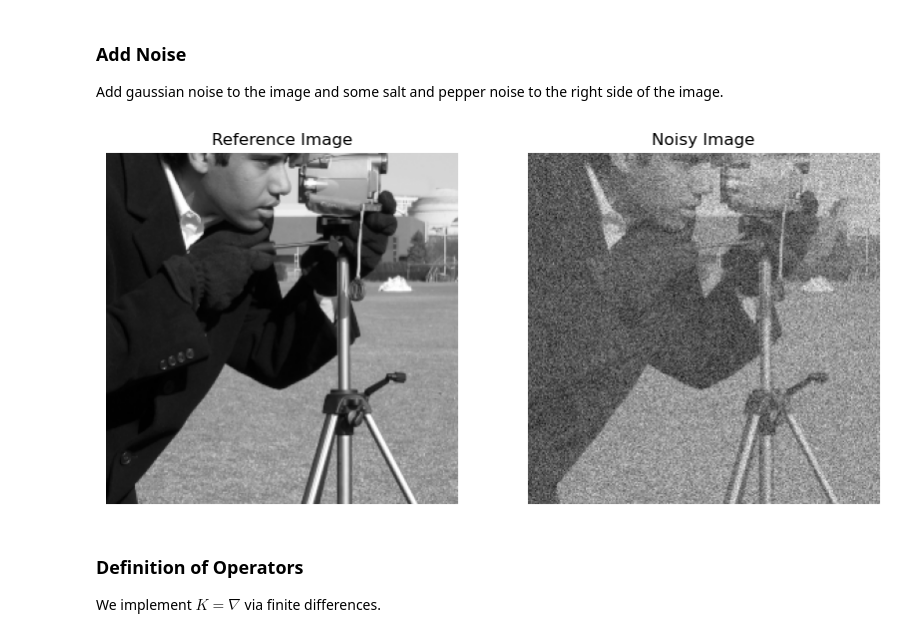
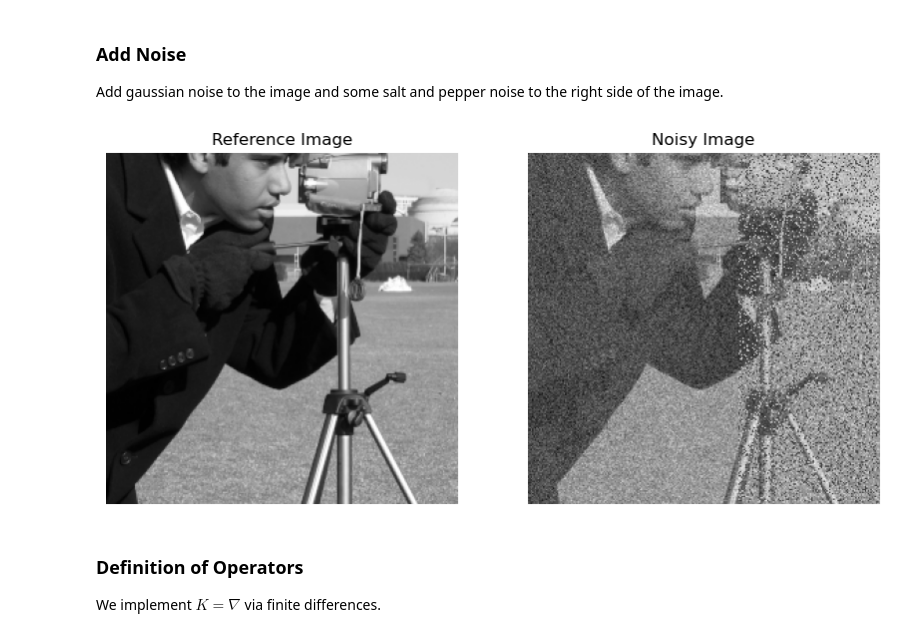
Before and after one commit to LucasJoh/PrimalDualTV, a Jupyter notebook: CP-experiment.ipynb, the cells around one changed output. Cells and saved outputs as stored; diff of their text form; code cells hidden in the pictures.

```diff
--- a/CP-experiment.ipynb
+++ b/CP-experiment.ipynb
@@ -22,7 +22,7 @@ def SnP_Noise(img, noise_factor = 0.15):
         y_coord = np.random.randint(0, row-1)
         x_coord = np.random.randint(0, col-1)
         #Switch color
-        img[y_coord,x_coord] = 255
+        img[y_coord,x_coord] = 1
 
     #Turn pixels black
     for i in range(pixels_to_change):
@@ -37,39 +37,39 @@ def SnP_Noise(img, noise_factor = 0.15):
 
 def make_noisy(img, noise_factor = 0.15):
     # add gaussian noise
-    img = img + noise_factor * np.random.normal(size=img.shape)
+    img = img + noise_factor *0.5* np.random.normal(size=img.shape)
     # add some outliers in on the right side of the image
     w = int(np.floor(0.6*img.shape[1]))
     m = img[:, w:].copy()
-    #noised_m =SnP_Noise(m,noise_factor)
-    #img[:, w:] = noised_m
+    noised_m =SnP_Noise(m,noise_factor)
+    img[:, w:] = noised_m
 
     return img
 # %%
 demo_pic = datasets.ascent()
 demo_pic = data.camera()[140:,120:][:256,:256] / 255.0
-noised_pic = make_noisy(demo_pic.copy(), 0.15)
+noised_pic = make_noisy(demo_pic.copy(), 0.25)
 
 plt.figure(figsize=(10, 5))
 plt.gray()
 
 # Show the first image (img_ref) in the left
 plt.subplot(1, 2, 1)  # 1 row, 2 columns, first subplot
 plt.imshow(demo_pic)
 plt.title('Reference Image')
 plt.axis('off')  # turn off axes
 
 # Show the second image (img_obs) in the right
 plt.subplot(1, 2, 2)  # 1 row, 2 columns, second subplot
 plt.imshow(noised_pic)
 plt.title('Noisy Image')
 plt.axis('off')  # turn off axes
 
 # Display the images
 
 plt.show()
 # %% [output]
-[figure, old version]
+[figure, new version]
 # %% [markdown]
 ### Definition of Operators
 
```
Also changed, not shown: parts of 27 cells of this notebook.
